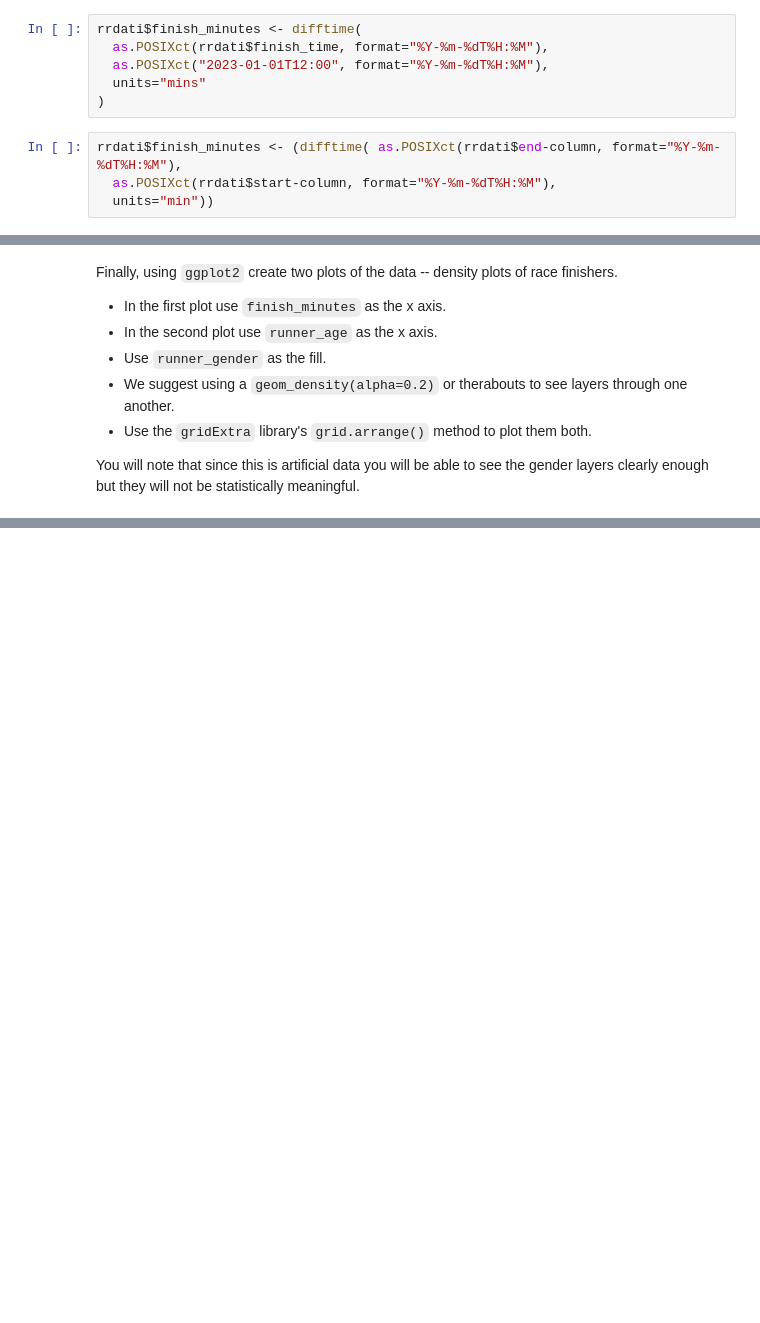
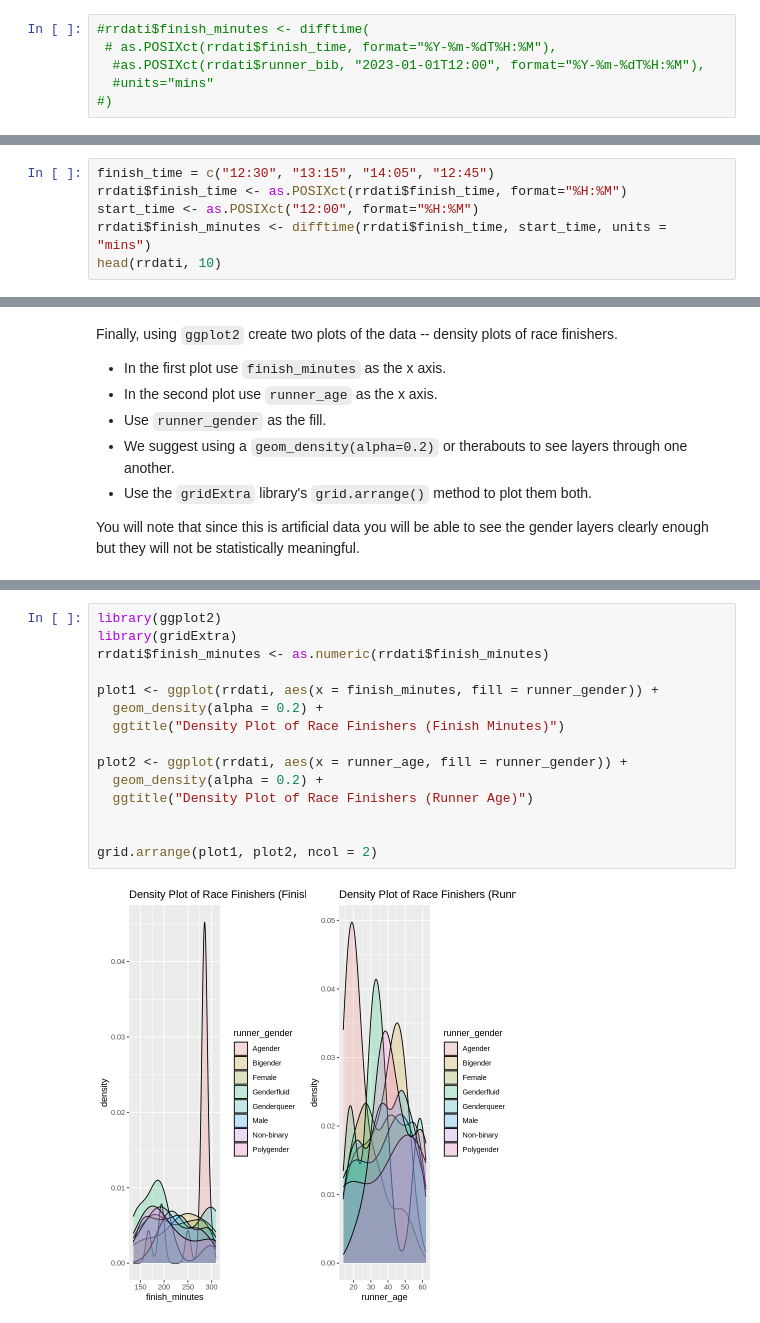
Before and after one commit to Robertocarbonee/DS1002-mvu2pj, a Jupyter notebook: labs/lab2/lab2-race-results.ipynb, the cells around one changed output, grey strips where cells are left out. Cells and saved outputs as stored; diff of their text form; blank space fills up the shorter version.

````diff
--- a/labs/lab2/lab2-race-results.ipynb
+++ b/labs/lab2/lab2-race-results.ipynb
@@ -175,12 +175,8 @@ df$new-column <- (difftime( as.POSIXct(df$end-column, format="%Y-%m-%dT%H:%M"),
                             units="min"))
 ```
 # %%
-rrdati$finish_minutes <- difftime(
-  as.POSIXct(rrdati$finish_time, format="%Y-%m-%dT%H:%M"),
-  as.POSIXct("2023-01-01T12:00", format="%Y-%m-%dT%H:%M"),
-  units="mins"
-)
+#rrdati$finish_minutes <- difftime(
+ # as.POSIXct(rrdati$finish_time, format="%Y-%m-%dT%H:%M"),
+  #as.POSIXct(rrdati$runner_bib, "2023-01-01T12:00", format="%Y-%m-%dT%H:%M"),
+  #units="mins"
+#)
-# %%
-rrdati$finish_minutes <- (difftime( as.POSIXct(rrdati$end-column, format="%Y-%m-%dT%H:%M"),
-  as.POSIXct(rrdati$start-column, format="%Y-%m-%dT%H:%M"),
-  units="min"))
@@ -200,0 +193,6 @@ A data.frame: 6 × 6
+# %%
+finish_time = c("12:30", "13:15", "14:05", "12:45")
+rrdati$finish_time <- as.POSIXct(rrdati$finish_time, format="%H:%M")
+start_time <- as.POSIXct("12:00", format="%H:%M")
+rrdati$finish_minutes <- difftime(rrdati$finish_time, start_time, units = "mins")
+head(rrdati, 10)
@@ -222,0 +283,17 @@ You will note that since this is artificial data you will be able to see the gen
+# %%
+library(ggplot2)
+library(gridExtra)
+rrdati$finish_minutes <- as.numeric(rrdati$finish_minutes)
+
+plot1 <- ggplot(rrdati, aes(x = finish_minutes, fill = runner_gender)) +
+  geom_density(alpha = 0.2) +
+  ggtitle("Density Plot of Race Finishers (Finish Minutes)")
+
+plot2 <- ggplot(rrdati, aes(x = runner_age, fill = runner_gender)) +
+  geom_density(alpha = 0.2) +
+  ggtitle("Density Plot of Race Finishers (Runner Age)")
+
+
+grid.arrange(plot1, plot2, ncol = 2)
+# %% [output]
+[figure, added]
````
Also changed, not shown: parts of 10 cells of this notebook.
